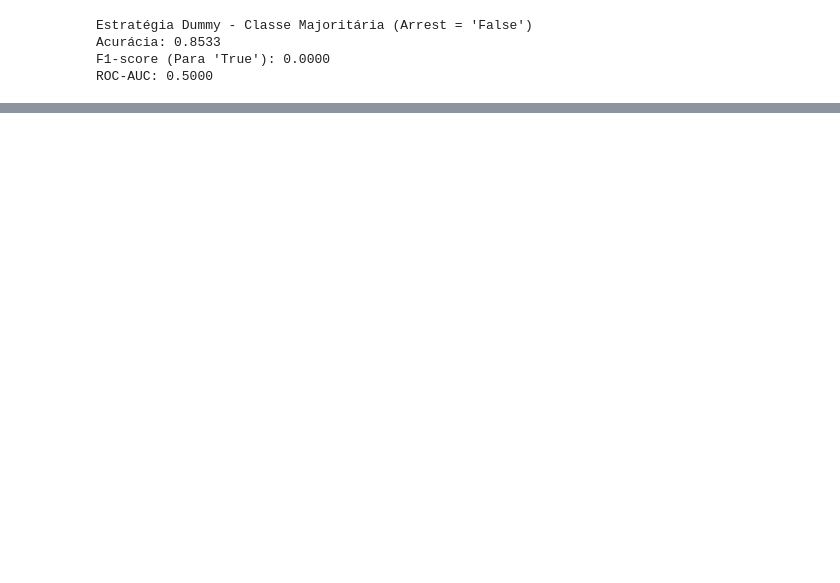
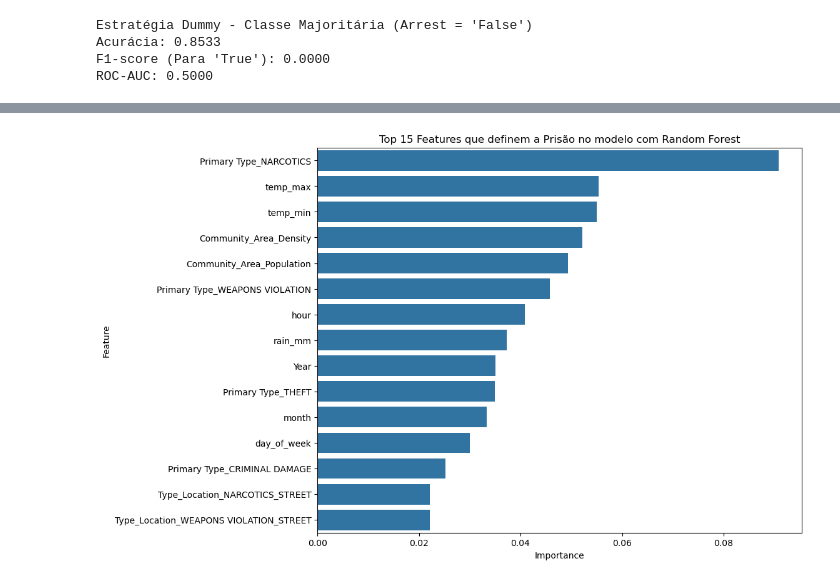
Before and after one commit to BorniaPedro/OPT004-trabalho-final, a Jupyter notebook: Etapa 4 - Modelagem com ML/modelagem.ipynb, the cells around one changed output, grey strips where cells are left out. Saved outputs shown, nothing was run; the diff lists cells and outputs as text; code cells hidden in the pictures; blank space fills up the shorter version.

Commit message:
Finaliza o processo de modelagem e adiciona comentários

```diff
--- a/Etapa 4 - Modelagem com ML/modelagem.ipynb
+++ b/Etapa 4 - Modelagem com ML/modelagem.ipynb
@@ -131,0 +145,23 @@ print(rf_random.best_params_)
+# %%
+# Random Forest Classifier - Modelo Principal
+
+rf_model = RandomForestClassifier(n_estimators=170,
+                                  min_samples_split=6,
+                                  min_samples_leaf=2,
+                                  n_jobs=-1,
+                                  max_depth=55,
+                                  class_weight='balanced',
+                                  bootstrap=True,
+                                  random_state=42)
+
+rf_model.fit(X_train, y_train)
+
+# previsões
+y_pred_rf = rf_model.predict(X_test)
+y_proba_rf = rf_model.predict_proba(X_test)[:, 1]
+
+# avalia o modelo usando Acurácia, F1-score e ROC-AUC
+print("Random Forest Classifier - Modelo Principal")
+print(f"Acurácia: {accuracy_score(y_test, y_pred_rf):.4f}")
+print(f"F1-score (Para 'True'): {f1_score(y_test, y_pred_rf, pos_label=True):.4f}")
+print(f"ROC-AUC: {roc_auc_score(y_test, y_proba_rf):.4f}")
@@ -131,0 +221,18 @@ print(rf_random.best_params_)
+# %%
+# pega as importâncias
+importances = rf_model.feature_importances_
+feature_names = X_train.columns
+
+# DataFrame
+feature_imp_df = pd.DataFrame({
+    'Feature': feature_names,
+    'Importance': importances
+}).sort_values(by='Importance', ascending=False)
+
+# mostra o Top 15
+plt.figure(figsize=(10, 8))
+sns.barplot(data=feature_imp_df.head(15), x='Importance', y='Feature')
+plt.title('Top 15 Features que definem a Prisão no modelo com Random Forest')
+plt.show()
+# %% [output]
+[figure, added]
```
Also changed, not shown: parts of 19 cells of this notebook.
